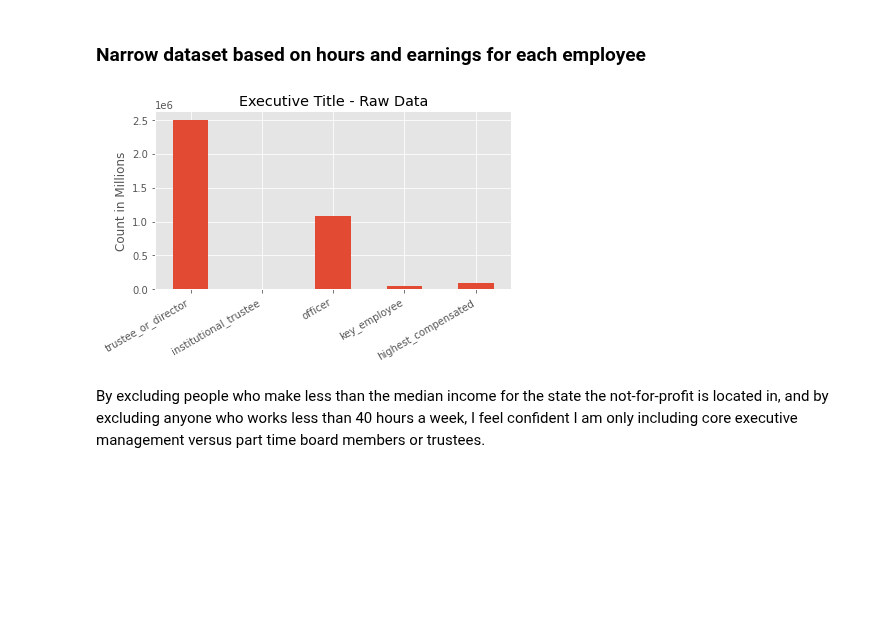
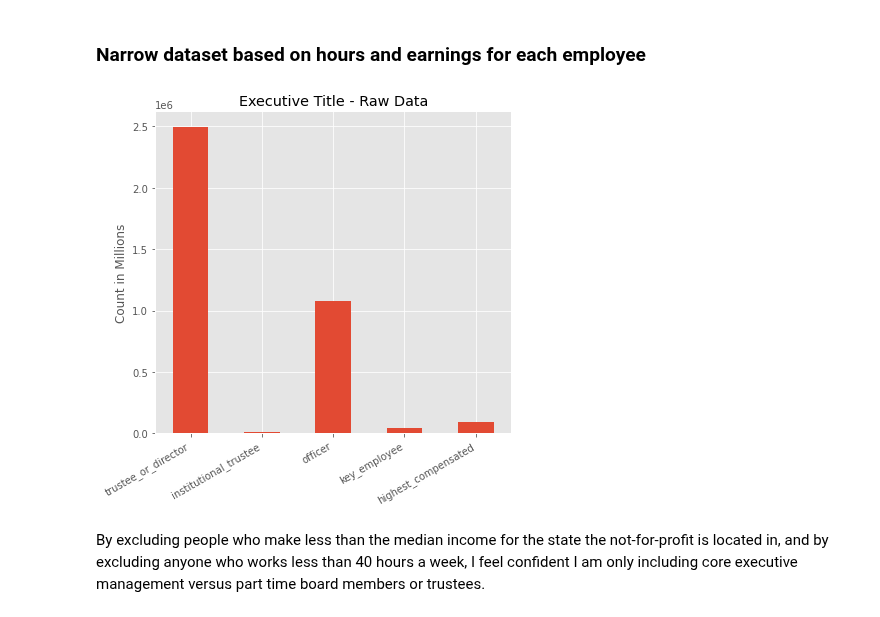
Before and after one commit to mrkjhsn/Not_for_Profit_Compensation_Modeling, a Jupyter notebook: 04.executive_comp_data_prep.ipynb, the cells around one changed output. Saved outputs shown, nothing was run; the diff lists cells and outputs as text; code cells hidden in the pictures; blank space fills up the shorter version.

```diff
--- a/04.executive_comp_data_prep.ipynb
+++ b/04.executive_comp_data_prep.ipynb
@@ -92,6 +91,6 @@ df = df.merge(median_income_by_state,
 # join in median income for each state
 # how does the performance of a dictionary compare?
 
-%timeit()
+# %timeit()
 
-df['state_median_income'] = df.state.apply(lambda x: median_income_by_state_dict[x])
+# df['state_median_income'] = df.state.apply(lambda x: median_income_by_state_dict[x])
@@ -102,15 +99,16 @@ df['state_median_income'] = df.state.apply(lambda x: median_income_by_state_dict
 # %%
 # what is the distribution
 # based on the title of the person receiving the compensation?
-df.loc[:, 'trustee_or_director': 'highest_compensated'].notnull().sum().plot(kind='bar')
+df.loc[:, 'trustee_or_director': 'highest_compensated'].notnull().sum().plot(kind='bar',
+                                                                            figsize=(6,6))
 plt.xticks(rotation=30, horizontalalignment="right")
 plt.ylabel('Count in Millions')
 plt.title('Executive Title - Raw Data')
 plt.tight_layout()
 
 plt.savefig('03.visualizations/exec_title_1.png');
 # %% [output]
-[figure, old version]
+[figure, new version]
 # %%
 # exclude people who make less than median income
 # for the state the the not-for-profit is located in
```
Also changed, not shown: parts of 6 cells of this notebook.
